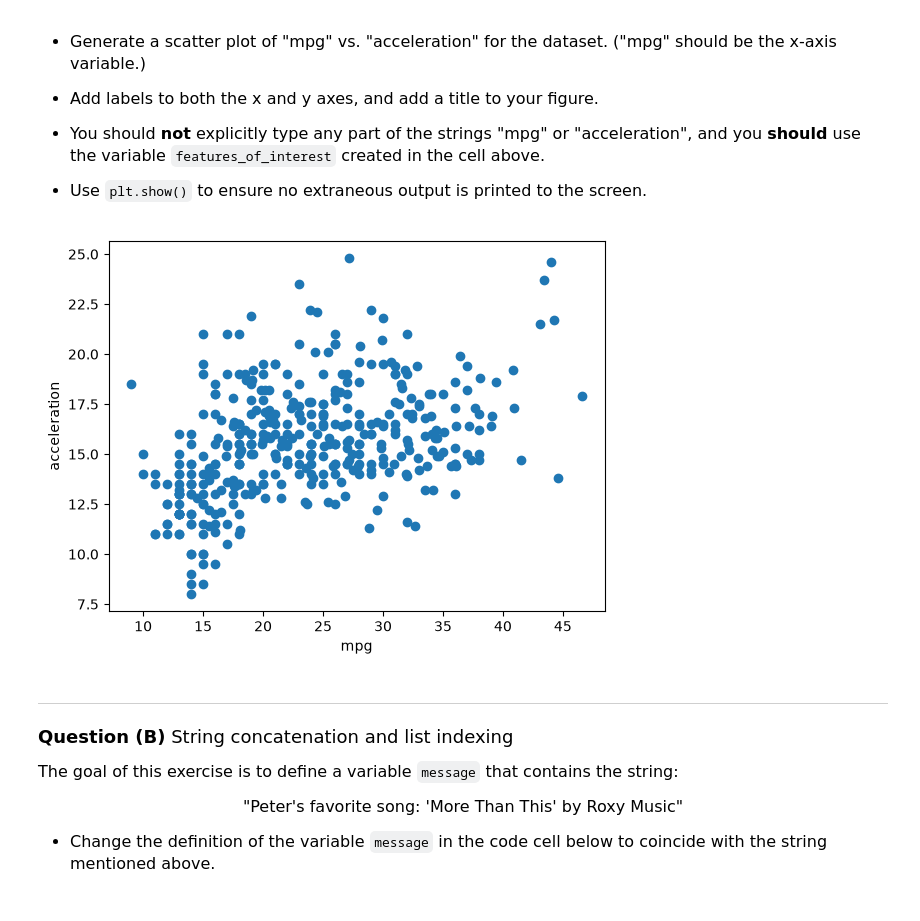
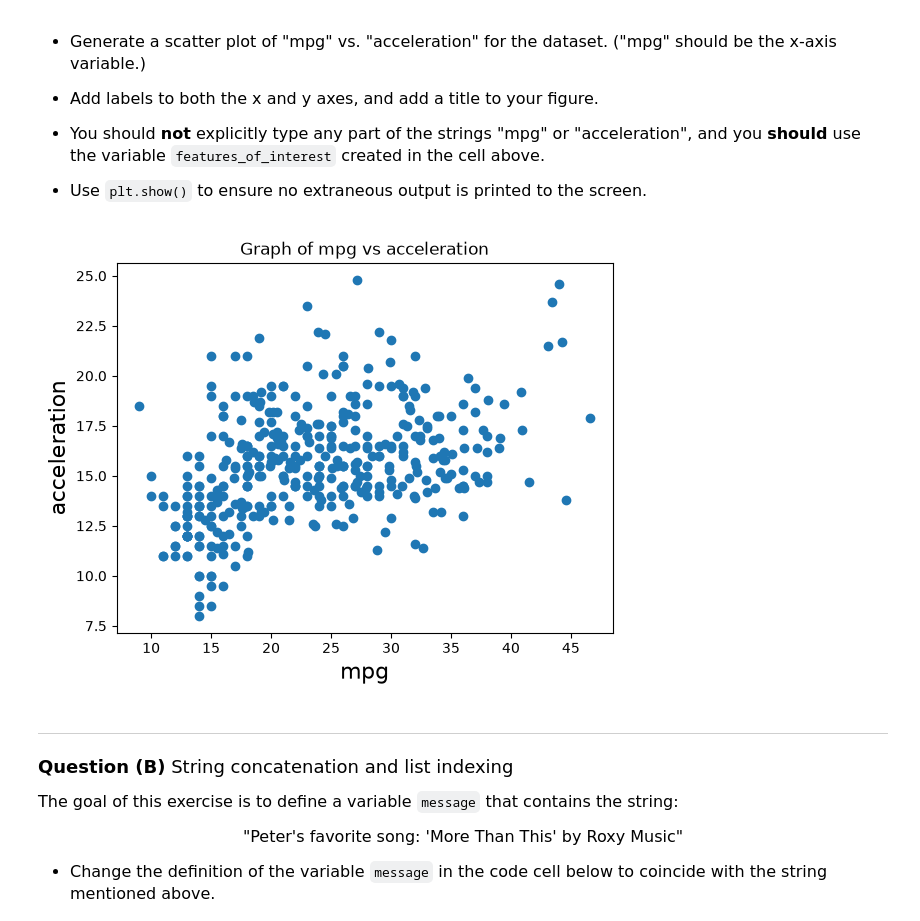
Before and after one commit to adamkeos/datasci151fall2026, a Jupyter notebook: practice_quiz/practice_quiz.ipynb, the cells around one changed output. Cells and saved outputs as stored; diff of their text form; code cells hidden in the pictures.

```diff
--- a/practice_quiz/practice_quiz.ipynb
+++ b/practice_quiz/practice_quiz.ipynb
@@ -37,6 +37,8 @@ ______________________
 - Using `pandas`, read in the file "features.csv" from the "quiz_data" folder and assign it to a variable named `df`.
 # %%
 ## Your code here
+import pandas as pd
+df = pd.read_csv('quiz_data/features.csv')
 # %% [markdown]
 <font size = "3">
 
@@ -69,8 +73,15 @@ Name: mpg, dtype: float64
 - Use `plt.show()` to ensure no extraneous output is printed to the screen.
 # %%
 # your code here
+import matplotlib.pyplot as plt
+plt.scatter(df[features_of_interest[3]], df[features_of_interest[0]])
+plt.xlabel("mpg", fontsize = 16)
+plt.ylabel("acceleration", fontsize = 16)
+plt.title("Graph of mpg vs acceleration", fontsize = 12)
+
+plt.show()
 # %% [output]
-[figure, old version]
+[figure, new version]
 # %% [markdown]
 _______________________________
 <font size = "4">
```
Also changed, not shown: parts of 6 cells of this notebook.
